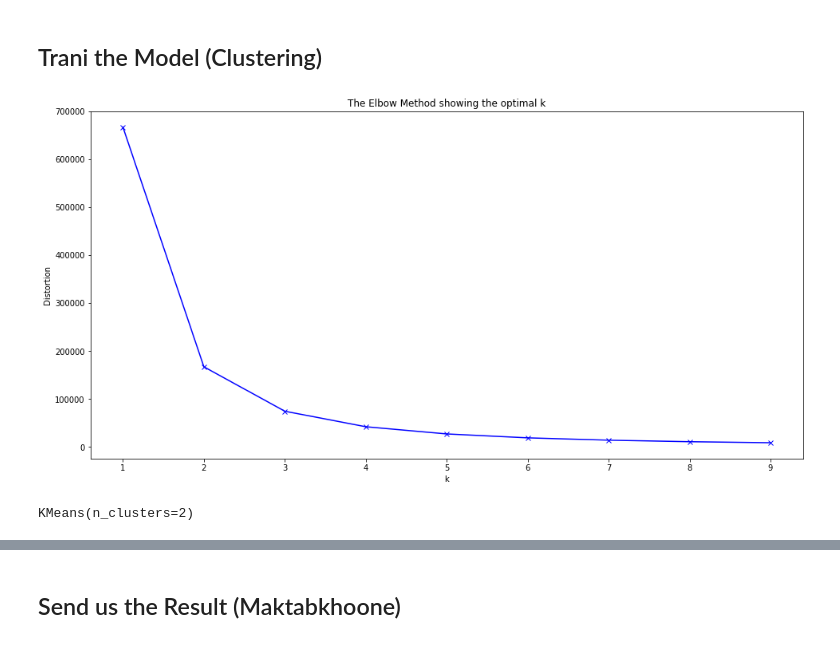
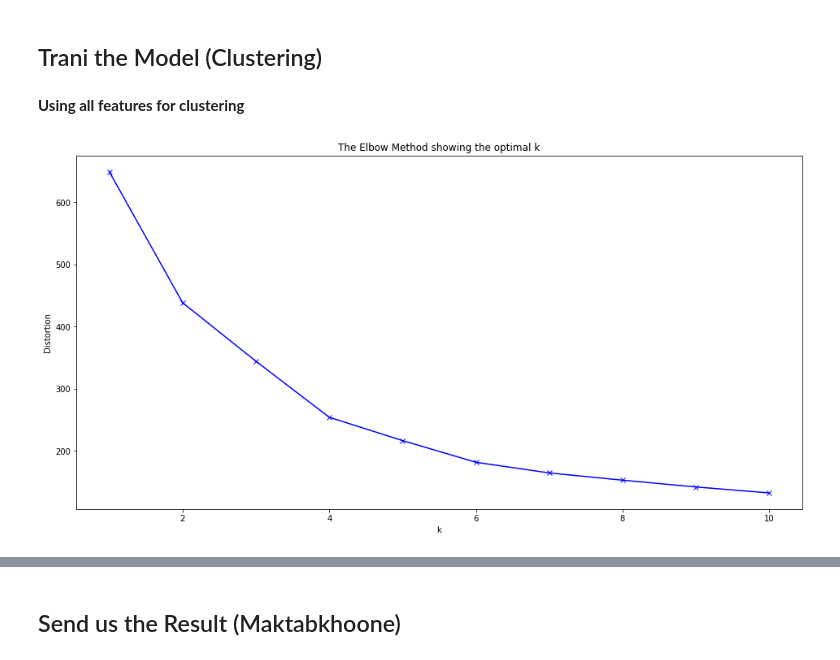
Before and after one commit to amirgarsha/ML_course_maktab, a Jupyter notebook: Mini_Project_4.ipynb, the cells around one changed output, grey strips where cells are left out. Saved outputs shown, nothing was run; the diff lists cells and outputs as text; code cells hidden in the pictures.

```diff
--- a/Mini_Project_4.ipynb
+++ b/Mini_Project_4.ipynb
@@ -138,26 +138,25 @@ sns.pairplot(df_customer[["Gender","Age","Annual Income (k$)","Spending Score (1
 [figure]
 # %% [markdown]
 ## Trani the Model (Clustering)
+# %% [markdown]
+**Using all features for clustering**
+# %%
+X = df_customer_prc.iloc[:, 1:5].values
 # %%
 ## Kmeans
 ## finding best k with elbow method
-distortions = []
-K = range(1,10)
+wcss = []
+K = range(1,11)
 for k in K:
-    kmeanModel = KMeans(n_clusters=k)
-    kmeanModel.fit(df_customer_prc)
-    distortions.append(kmeanModel.inertia_)
+    kmeanModel = KMeans(n_clusters=k, init = 'k-means++', random_state = 42)
+    kmeanModel.fit(X)
+    wcss.append(kmeanModel.inertia_)
 # %%
 plt.figure(figsize=(16,8))
-plt.plot(K, distortions, 'bx-')
+plt.plot(K, wcss, 'bx-')
 plt.xlabel('k')
 plt.ylabel('Distortion')
 plt.title('The Elbow Method showing the optimal k')
 plt.show()
 # %% [output]
-[figure, old version]
+[figure, new version]
-# %%
-kmeanModel = KMeans(n_clusters=2)
-kmeanModel.fit(df_customer_prc)
-# %% [output]
-KMeans(n_clusters=2)
```
Also changed, not shown: parts of 21 cells of this notebook.
